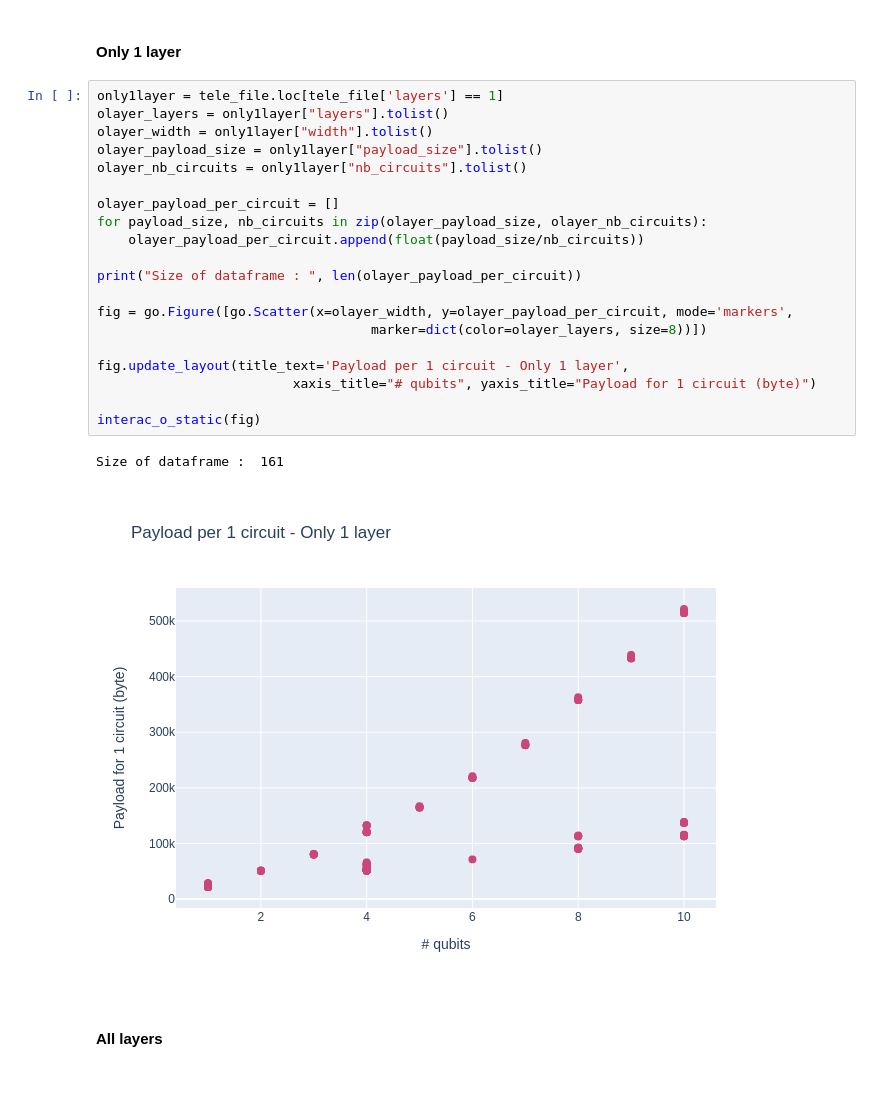
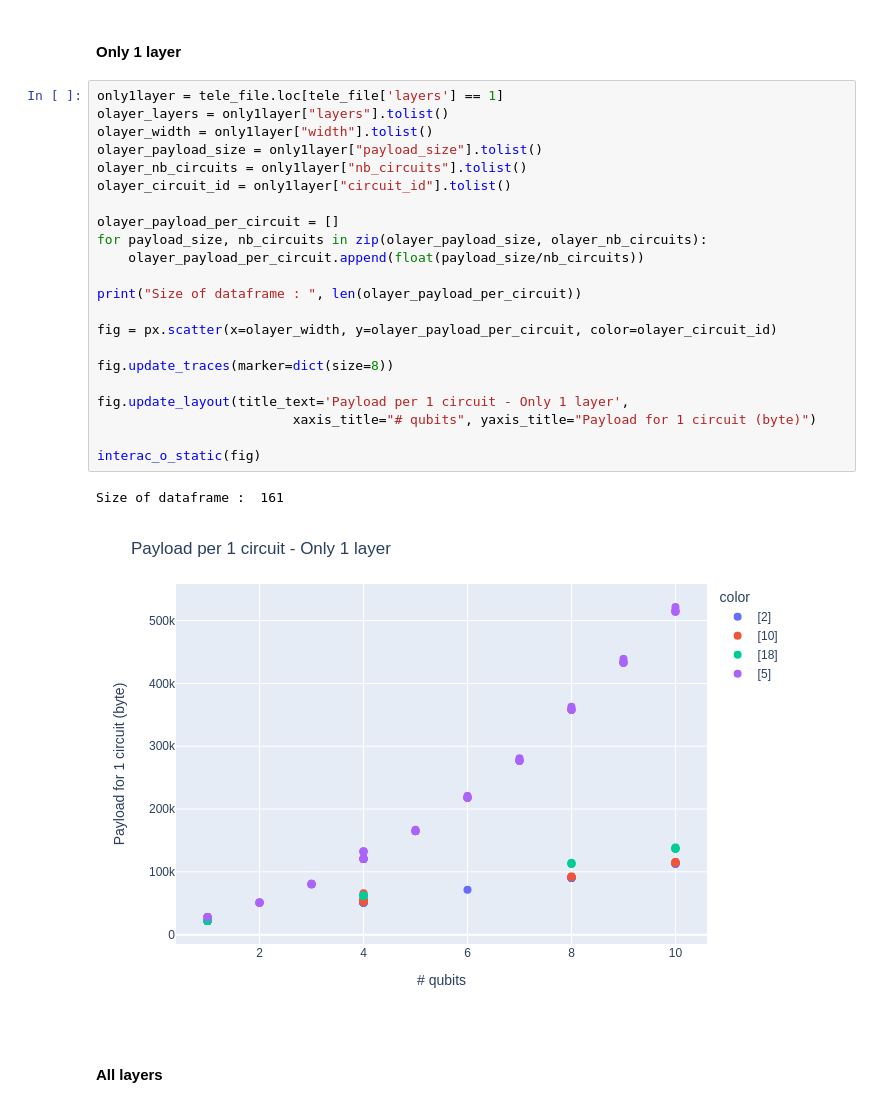
Before and after one commit to Travis-S-IBM/q-kernel-ops, a Jupyter notebook: studies/telemetry_analyzer.ipynb, the cells around one changed output. Saved outputs shown, nothing was run; the diff lists cells and outputs as text.

Commit message:
Update telemetry analyzer plot (#54)
* update plot

```diff
--- a/studies/telemetry_analyzer.ipynb
+++ b/studies/telemetry_analyzer.ipynb
@@ -55,26 +55,28 @@ Look at (payload size / number of circuits) -- that is, the payload size per cir
 # %%
 only1layer = tele_file.loc[tele_file['layers'] == 1]
 olayer_layers = only1layer["layers"].tolist()
 olayer_width = only1layer["width"].tolist()
 olayer_payload_size = only1layer["payload_size"].tolist()
 olayer_nb_circuits = only1layer["nb_circuits"].tolist()
+olayer_circuit_id = only1layer["circuit_id"].tolist()
 
 olayer_payload_per_circuit = []
 for payload_size, nb_circuits in zip(olayer_payload_size, olayer_nb_circuits):
     olayer_payload_per_circuit.append(float(payload_size/nb_circuits))
 
 print("Size of dataframe : ", len(olayer_payload_per_circuit))
 
-fig = go.Figure([go.Scatter(x=olayer_width, y=olayer_payload_per_circuit, mode='markers',
-                                   marker=dict(color=olayer_layers, size=8))])
+fig = px.scatter(x=olayer_width, y=olayer_payload_per_circuit, color=olayer_circuit_id)
+
+fig.update_traces(marker=dict(size=8))
 
 fig.update_layout(title_text='Payload per 1 circuit - Only 1 layer',
                          xaxis_title="# qubits", yaxis_title="Payload for 1 circuit (byte)")
 
 interac_o_static(fig)
 # %% [output]
 Size of dataframe :  161
-[figure, old version]
+[figure, new version]
 # %% [markdown]
 #### All layers
 # %%
```
Also changed, not shown: 1 other file.
